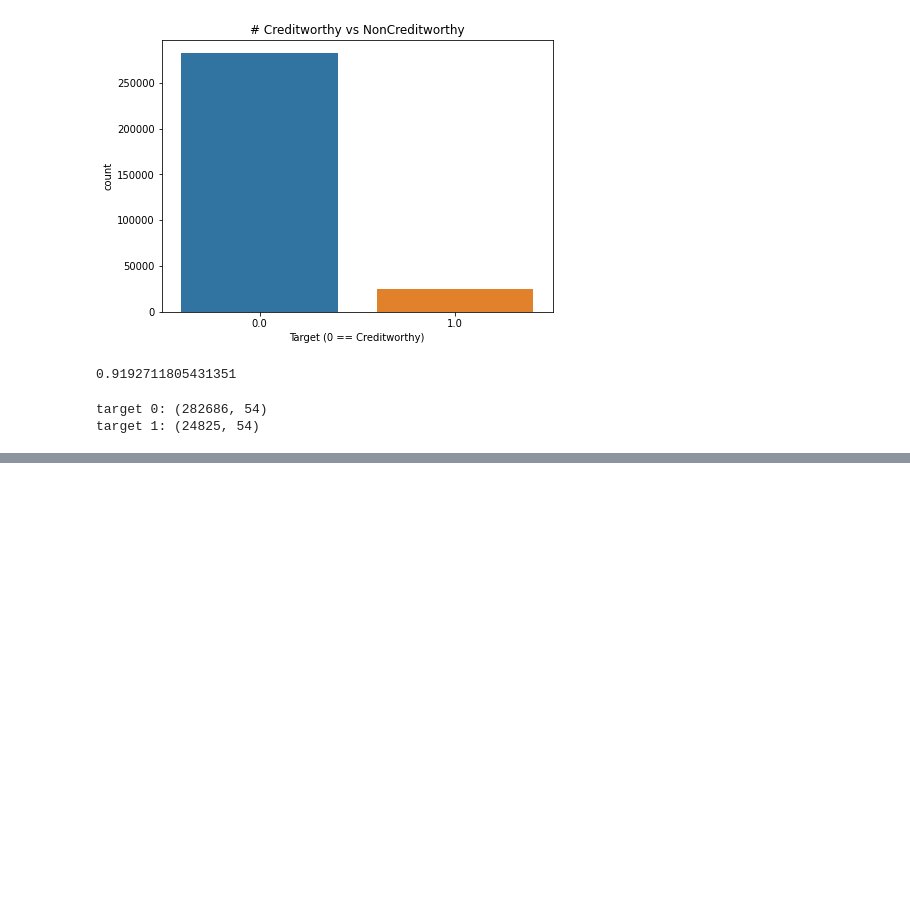
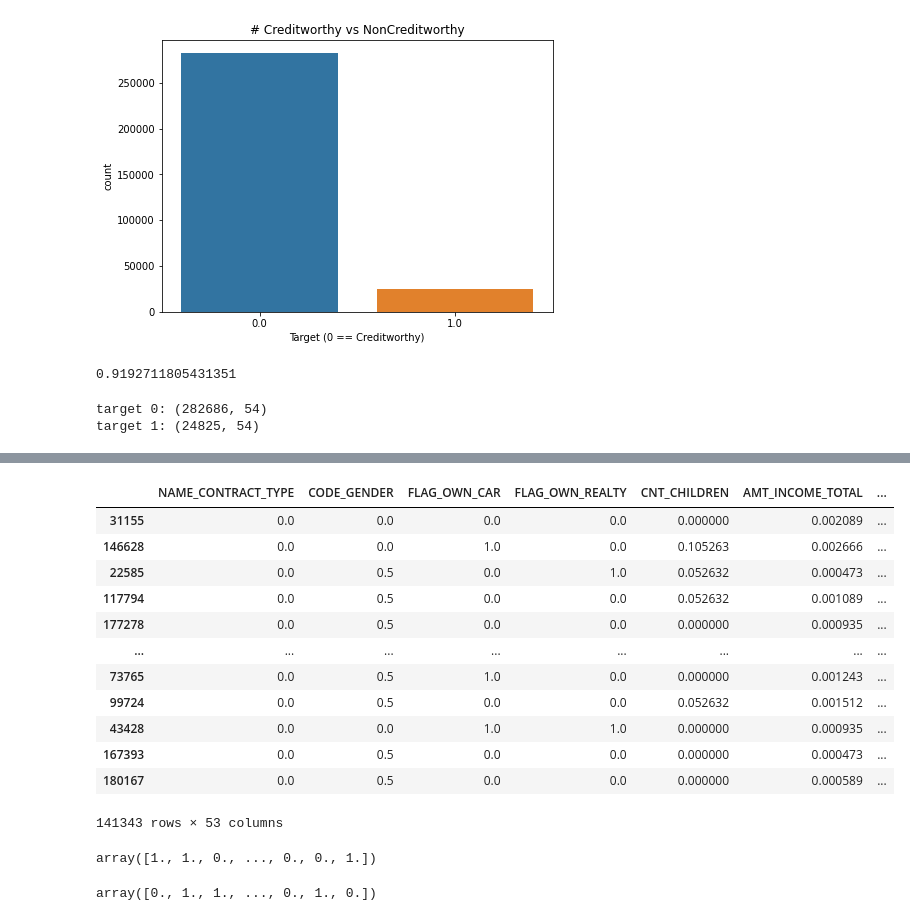
Before and after one commit to PolinaLegusheva/coursework-2021, a Jupyter notebook: experiments_full_dataset.ipynb, the cells around one changed output, grey strips where cells are left out. Drawn from its saved outputs; the diff is of its cells as text; code cells hidden in the pictures; blank space fills up the shorter version.

```diff
--- a/experiments_full_dataset.ipynb
+++ b/experiments_full_dataset.ipynb
@@ -321,3 +337,27 @@ X_train_over, X_test_over, y_train_over, y_test_over = train_test_split(X, y)
+# %%
+X_test_over
+# %% [output]
+|  | NAME_CONTRACT_TYPE | CODE_GENDER | FLAG_OWN_CAR | FLAG_OWN_REALTY | CNT_CHILDREN | AMT_INCOME_TOTAL | ... |
+| 31155 | 0.0 | 0.0 | 0.0 | 0.0 | 0.000000 | 0.002089 | ... |
+| 146628 | 0.0 | 0.0 | 1.0 | 0.0 | 0.105263 | 0.002666 | ... |
+| 22585 | 0.0 | 0.5 | 0.0 | 1.0 | 0.052632 | 0.000473 | ... |
+| 117794 | 0.0 | 0.5 | 0.0 | 0.0 | 0.052632 | 0.001089 | ... |
+| 177278 | 0.0 | 0.5 | 0.0 | 0.0 | 0.000000 | 0.000935 | ... |
+| ... | ... | ... | ... | ... | ... | ... | ... |
+| 73765 | 0.0 | 0.5 | 1.0 | 0.0 | 0.000000 | 0.001243 | ... |
+| 99724 | 0.0 | 0.5 | 0.0 | 0.0 | 0.052632 | 0.001512 | ... |
+| 43428 | 0.0 | 0.0 | 1.0 | 1.0 | 0.000000 | 0.000935 | ... |
+| 167393 | 0.0 | 0.5 | 0.0 | 0.0 | 0.000000 | 0.000473 | ... |
+| 180167 | 0.0 | 0.5 | 0.0 | 0.0 | 0.000000 | 0.000589 | ... |
+141343 rows × 53 columns
+# %%
+y_train_over
+# %% [output]
+array([1., 1., 0., ..., 0., 0., 1.])
+# %%
+y_test_over
+# %% [output]
+array([0., 1., 1., ..., 0., 1., 0.])
 # %%
 import os
 X_train_over.to_csv(os.path.join(PATH, "X_train_over.csv"))
```
Also changed, not shown: parts of 18 cells of this notebook.
